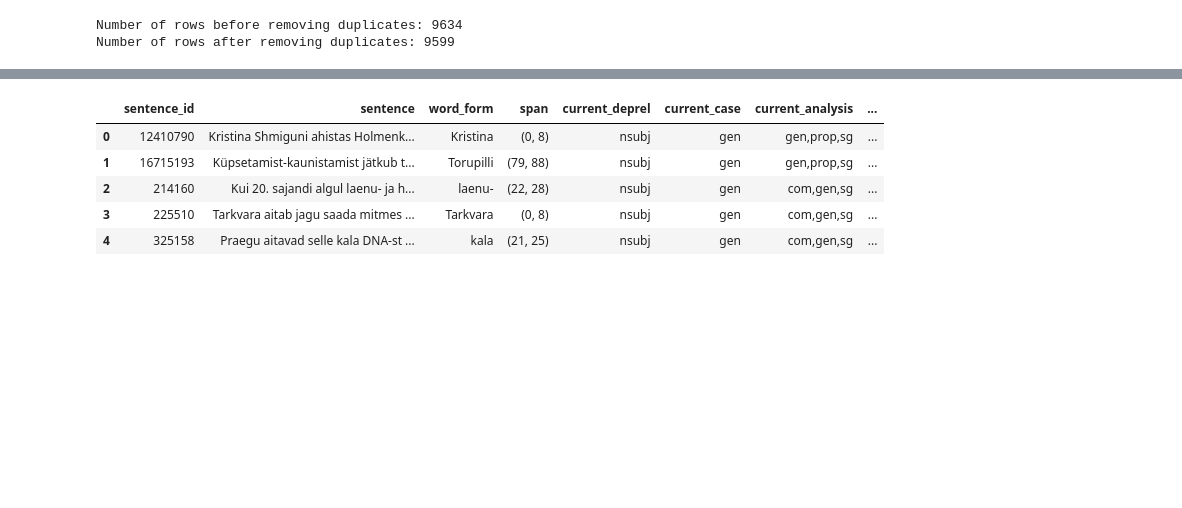
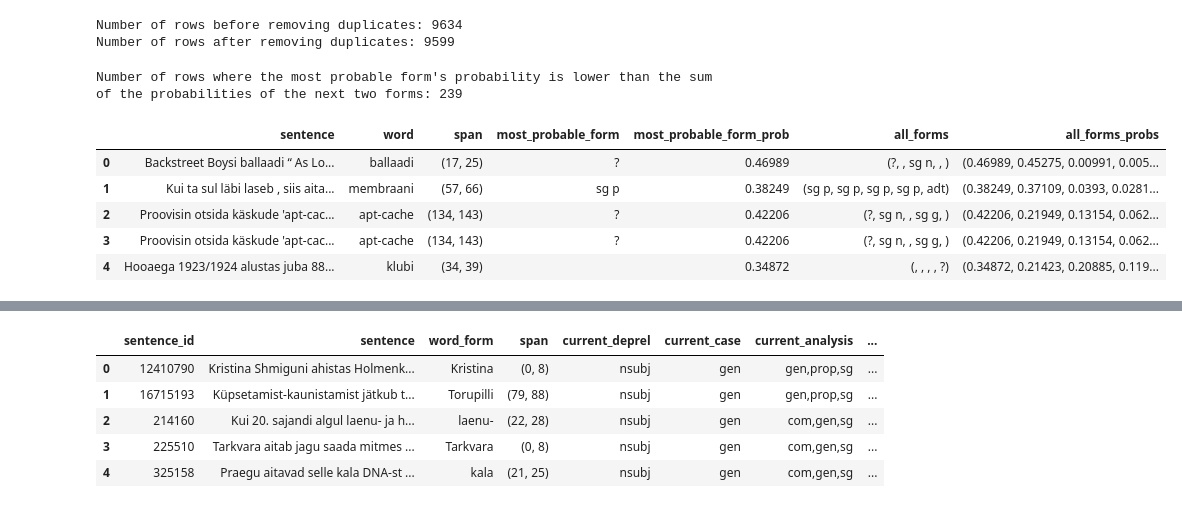
Before and after one commit to SanderSaska/EstNLTK_model_training, a Jupyter notebook: notebooks/inspecting_morphsyntax_conflicts.ipynb, the cells around one changed output, grey strips where cells are left out. Drawn from its saved outputs; the diff is of its cells as text; code cells hidden in the pictures; blank space fills up the shorter version.

```diff
--- a/notebooks/inspecting_morphsyntax_conflicts.ipynb
+++ b/notebooks/inspecting_morphsyntax_conflicts.ipynb
@@ -118,0 +168,13 @@ resolver = make_resolver()
+# %%
+rows_with_multiple_forms_df = pd.DataFrame(rows_with_multiple_forms)
+print(f"Number of rows where the most probable form's probability is lower than the sum of the probabilities of the next two forms: {rows_with_multiple_forms_df.shape[0]}")
+display(rows_with_multiple_forms_df.head())
+rows_with_multiple_forms_df.to_csv(conflicts_dir / "processed" / "csv_outputs" / "rows_with_multiple_forms_5.csv", index=False)
+# %% [output]
+Number of rows where the most probable form's probability is lower than the sum of the probabilities of the next two forms: 239
+|  | sentence | word | span | most_probable_form | most_probable_form_prob | all_forms | all_forms_probs |
+| 0 | Backstreet Boysi ballaadi “ As Lo... | ballaadi | (17, 25) | ? | 0.46989 | (?, , sg n, , ) | (0.46989, 0.45275, 0.00991, 0.005... |
+| 1 | Kui ta sul läbi laseb , siis aita... | membraani | (57, 66) | sg p | 0.38249 | (sg p, sg p, sg p, sg p, adt) | (0.38249, 0.37109, 0.0393, 0.0281... |
+| 2 | Proovisin otsida käskude 'apt-cac... | apt-cache | (134, 143) | ? | 0.42206 | (?, sg n, , sg g, ) | (0.42206, 0.21949, 0.13154, 0.062... |
+| 3 | Proovisin otsida käskude 'apt-cac... | apt-cache | (134, 143) | ? | 0.42206 | (?, sg n, , sg g, ) | (0.42206, 0.21949, 0.13154, 0.062... |
+| 4 | Hooaega 1923/1924 alustas juba 88... | klubi | (34, 39) |  | 0.34872 | (, , , , ?) | (0.34872, 0.21423, 0.20885, 0.119... |
```
Also changed, not shown: parts of 9 cells of this notebook, 1 other file.
